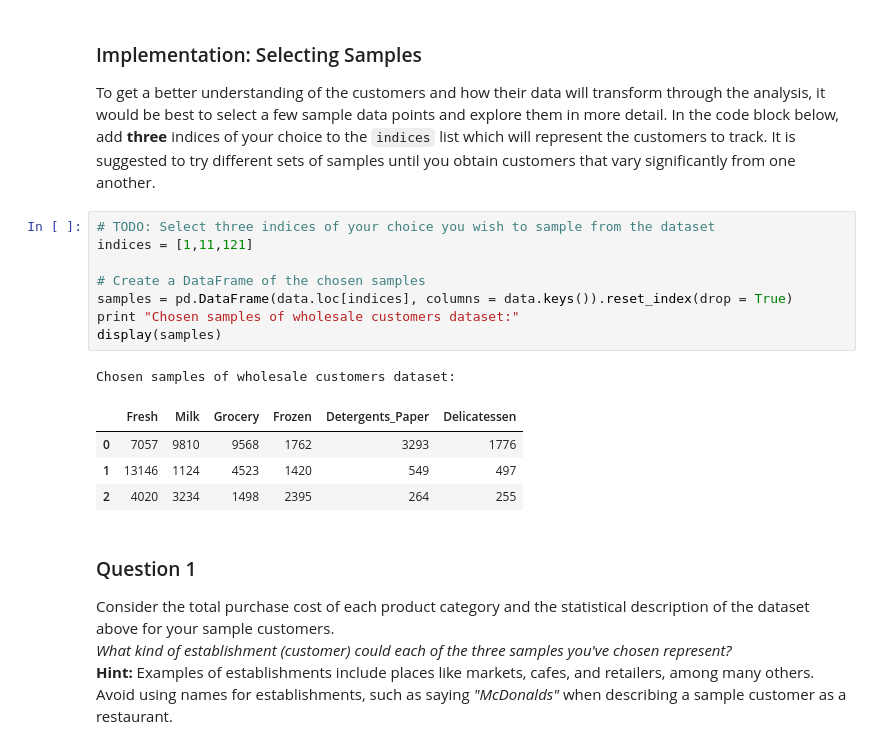
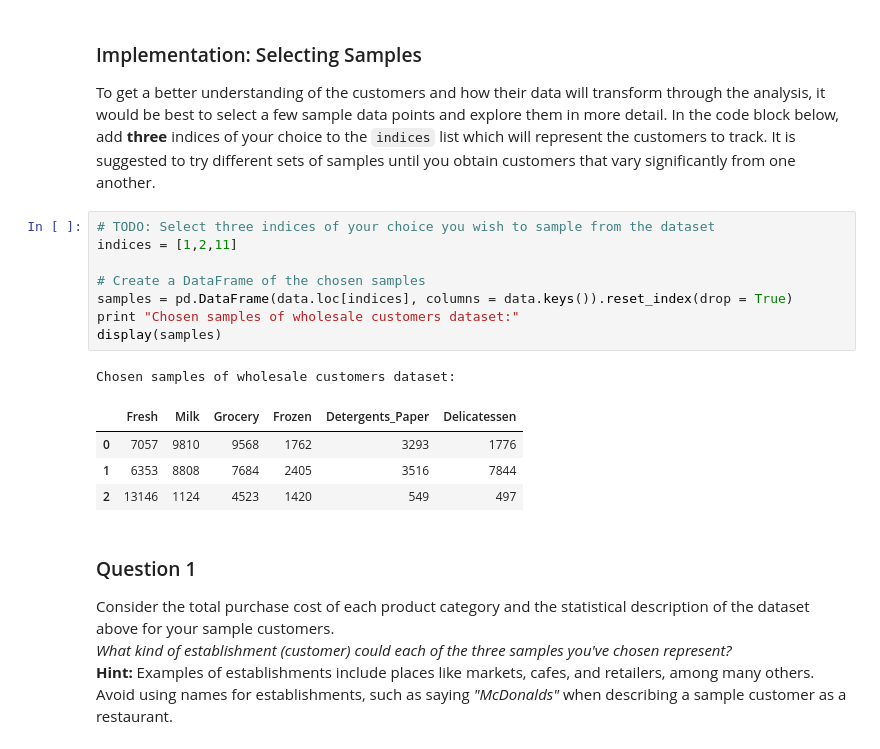
Before and after one commit to ubs121/creating_customer_segments, a Jupyter notebook: customer_segments.ipynb, the cells around one changed output. Drawn from its saved outputs; the diff is of its cells as text.

```diff
--- a/customer_segments.ipynb
+++ b/customer_segments.ipynb
@@ -58,18 +58,18 @@ display(data.describe())
 To get a better understanding of the customers and how their data will transform through the analysis, it would be best to select a few sample data points and explore them in more detail. In the code block below, add **three** indices of your choice to the `indices` list which will represent the customers to track. It is suggested to try different sets of samples until you obtain customers that vary significantly from one another.
 # %%
 # TODO: Select three indices of your choice you wish to sample from the dataset
-indices = [1,11,121]
+indices = [1,2,11]
 
 # Create a DataFrame of the chosen samples
 samples = pd.DataFrame(data.loc[indices], columns = data.keys()).reset_index(drop = True)
 print "Chosen samples of wholesale customers dataset:"
 display(samples)
 # %% [output]
 Chosen samples of wholesale customers dataset:
 |  | Fresh | Milk | Grocery | Frozen | Detergents_Paper | Delicatessen |
 | 0 | 7057 | 9810 | 9568 | 1762 | 3293 | 1776 |
-| 1 | 13146 | 1124 | 4523 | 1420 | 549 | 497 |
-| 2 | 4020 | 3234 | 1498 | 2395 | 264 | 255 |
+| 1 | 6353 | 8808 | 7684 | 2405 | 3516 | 7844 |
+| 2 | 13146 | 1124 | 4523 | 1420 | 549 | 497 |
 # %% [markdown]
 ### Question 1
 Consider the total purchase cost of each product category and the statistical description of the dataset above for your sample customers.
```
Also changed, not shown: parts of 40 cells of this notebook, 1 other file.
